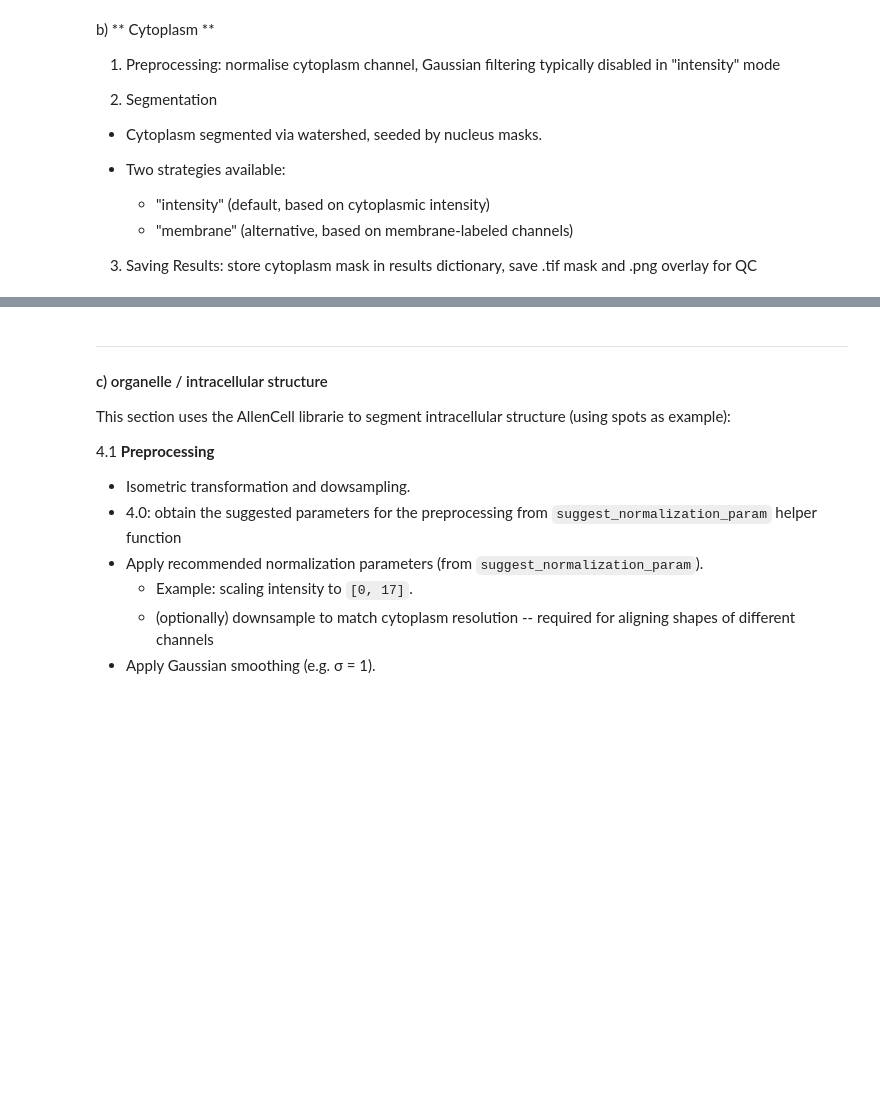
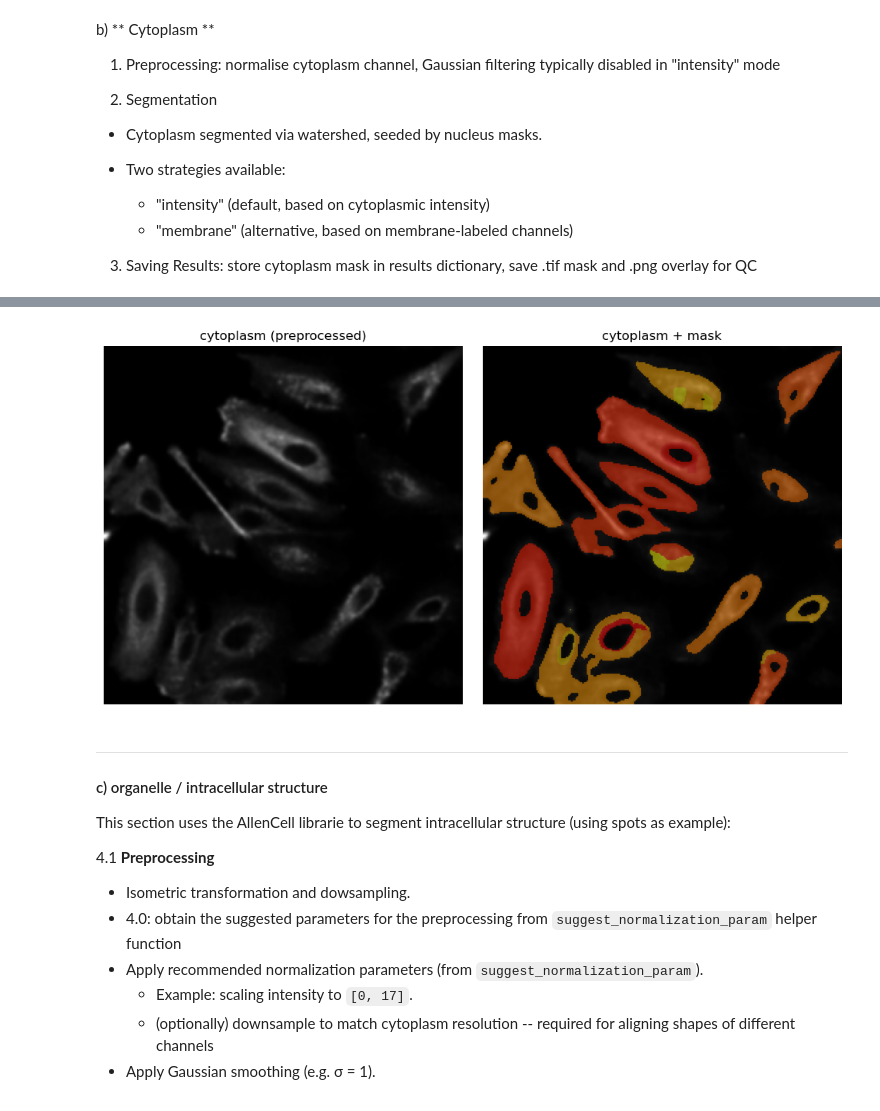
Before and after one commit to UCL-Biosciences/UCL-Biosciences-Image-Analysis, a Jupyter notebook: notebooks/04_segment_3d_multichannel.ipynb, the cells around one changed output, grey strips where cells are left out. Saved outputs shown, nothing was run; the diff lists cells and outputs as text; code cells hidden in the pictures; blank space fills up the shorter version.

```diff
--- a/notebooks/04_segment_3d_multichannel.ipynb
+++ b/notebooks/04_segment_3d_multichannel.ipynb
@@ -240,0 +248,39 @@ KeyboardInterrupt:
+# %%
+# Alternative non-DL segmentation
+
+from scipy import ndimage as ndi
+from skimage.filters import threshold_otsu
+from skimage.feature import peak_local_max
+from skimage.segmentation import watershed
+from skimage.measure import label
+from skimage.morphology import remove_small_objects
+import numpy as np
+
+# --- threshold ---
+binary = nucleus_iso > threshold_otsu(nucleus_iso)
+
+# optional cleanup
+binary = remove_small_objects(binary, min_size=300)     # remove small objects (noise)
+# binary = ndi.binary_fill_holes(binary)                   # fill holes in nuclei
+
+# --- distance map ---
+distance = ndi.distance_transform_edt(binary)
+
+# --- seed points ---
+coords = peak_local_max(
+    distance,
+    labels=binary,
+    min_distance=4,
+)
+
+markers = np.zeros_like(distance, dtype=np.int32)
+markers[tuple(coords.T)] = np.arange(1, len(coords) + 1)
+
+# --- watershed splitting ---
+nuclei_mask = watershed(
+    -distance,
+    markers,
+    mask=binary,
+)
+
+print("Nuclei found:", nuclei_mask.max())
@@ -279,7 +329,7 @@ cytoplams_sigma_um = 1          # gaussian smoothing in µm
 # convert sigma from µm to voxels (accounts for non-isotropic voxel size)
 cytoplams_sigma_um = tuple(cytoplams_sigma_um / v for v in voxel_size_um)  # (1.0, 2.08, 2.08)
 
-mode = 'membrane'   # chose 'intensity' if you don't have a membrane marker
+mode = 'intensity'   # chose 'intensity' if you don't have a membrane marker
 # organelle
 gaussian_organelle = False      # apply gaussian blue to organelle channel
 gaussian_sigma_organelle = [1,1,1]   # Standard deviation for Gaussian smoothing (µm units)
@@ -363,20 +418,22 @@ else:
 # %%
 ### Visualize middle section
 ### does it make sense?
 
-z_mid = cytoplasm_mask.shape[0] // 2
+z_mid = cytoplasm_labels.shape[0] // 2
 
 fig, axes = plt.subplots(1, 2, figsize=(10, 5))
 axes[0].imshow(cytoplasm_iso[z_mid], cmap="gray")
 axes[0].set_title("cytoplasm (preprocessed)")
 axes[1].imshow(cytoplasm_iso[z_mid], cmap="gray")
-axes[1].imshow(np.ma.masked_where(cytoplasm_mask[z_mid] == 0, cytoplasm_mask[z_mid]),
+axes[1].imshow(np.ma.masked_where(cytoplasm_labels[z_mid] == 0, cytoplasm_labels[z_mid]),
                cmap="autumn", alpha=0.5)
 axes[1].set_title("cytoplasm + mask")
 for ax in axes:
     ax.axis("off")
 plt.tight_layout()
 plt.show()
+# %% [output]
+[figure, added]
 # %% [markdown]
 ---
 #### c) organelle / intracellular structure
```
Also changed, not shown: parts of 13 cells of this notebook.
